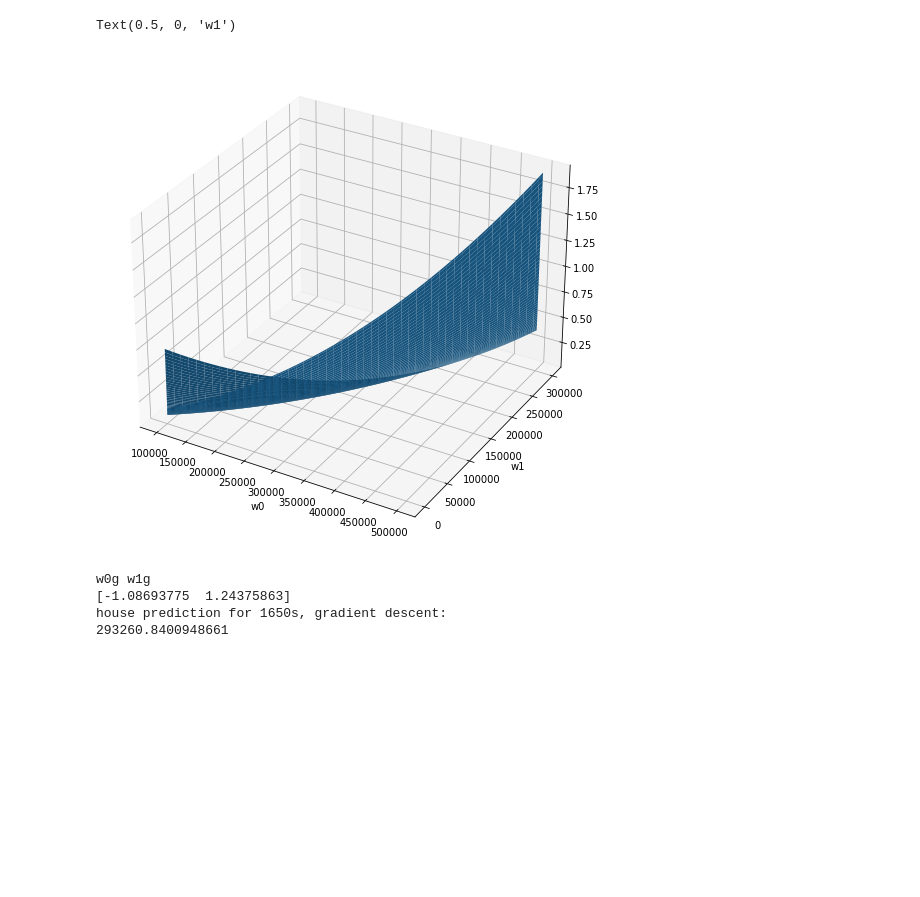
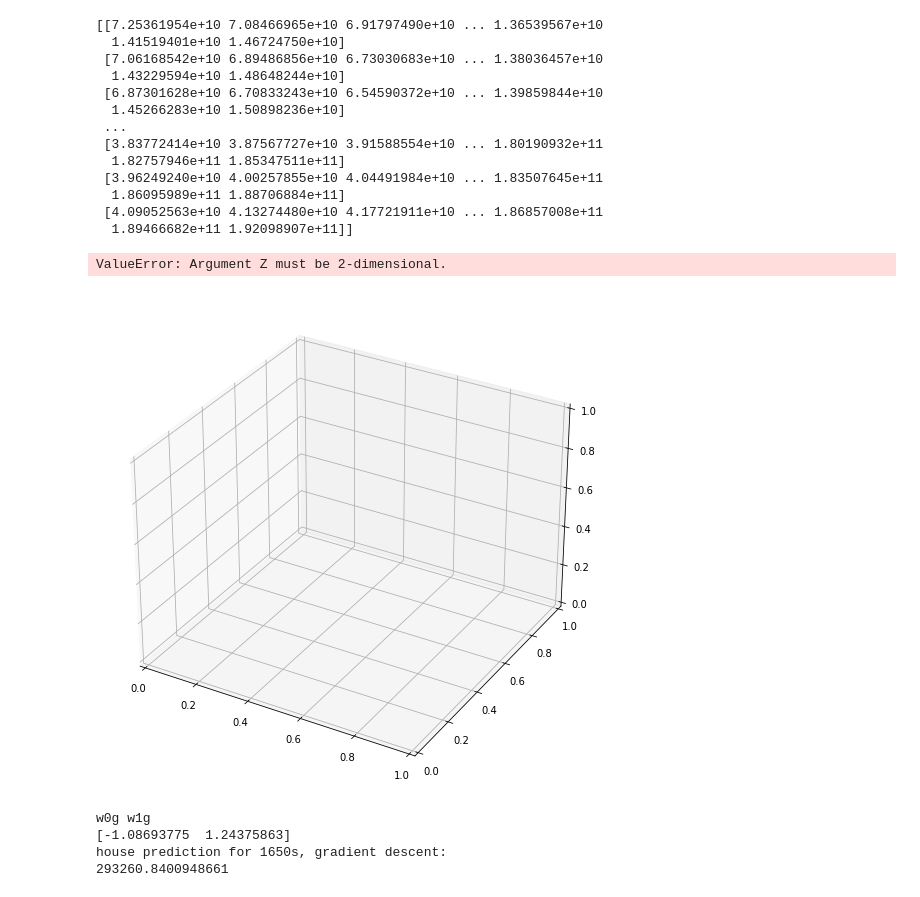
Before and after one commit to Marcupio/LinearAlg_Coursework, a Jupyter notebook: Week7/gradient3student_GD.ipynb, the cells around one changed output. Saved outputs shown, nothing was run; the diff lists cells and outputs as text; code cells hidden in the pictures; blank space fills up the shorter version.

```diff
--- a/Week7/gradient3student_GD.ipynb
+++ b/Week7/gradient3student_GD.ipynb
@@ -12,6 +12,7 @@ import numpy as np
 import pandas as pd
 import matplotlib.pyplot as plt
 import operator
+%run ./Grad_D.ipynb
 
 
 x2 = np.loadtxt('ex3x.dat')
@@ -35,34 +36,50 @@ mu_x = np.mean(x)
 mu_y = np.mean(y)
 
 
 x[:,1] = (x[:,1] - mu_x)/ sigma_x #normalize squarefoot data
-
+'''
 mse = np.zeros((100, 100)) #initialize mse to 100x100 matrix of 0's
 w0 = np.linspace(100000,500000,100)
 w1 = np.linspace(1000,300000,100)
 
 for i in range(len(w0)):
     for j in range(len(w1)):
         t = np.asarray([w0[i],w1[j]])
         x_train = x@t
         err = y[:] - x_train[:]
         mse[i,j] =1/m*np.dot(err,err) #mean square error as a function of weights
 
+'''
+
+mse, w0, w1 = MSE(x,y)
 
 
 '''
 % Plot the surface plot
 % Because of the way meshgrids work in the surf command, we need to
 % transpose mse before calling surf, or else the axes will be flipped
 '''
 fig = plt.figure(figsize =(14, 9))
 ax = plt.axes(projection ='3d')
 
 mse = mse.transpose()
 ax.plot_surface(w0, w1, mse)
 ax.set_xlabel('w0')
 ax.set_ylabel('w1')
 # %% [output]
-Text(0.5, 0, 'w1')
+[[7.25361954e+10 7.08466965e+10 6.91797490e+10 ... 1.36539567e+10
+  1.41519401e+10 1.46724750e+10]
+ [7.06168542e+10 6.89486856e+10 6.73030683e+10 ... 1.38036457e+10
+  1.43229594e+10 1.48648244e+10]
+ [6.87301628e+10 6.70833243e+10 6.54590372e+10 ... 1.39859844e+10
+  1.45266283e+10 1.50898236e+10]
+ ...
+ [3.83772414e+10 3.87567727e+10 3.91588554e+10 ... 1.80190932e+11
+  1.82757946e+11 1.85347511e+11]
+ [3.96249240e+10 4.00257855e+10 4.04491984e+10 ... 1.83507645e+11
+  1.86095989e+11 1.88706884e+11]
+ [4.09052563e+10 4.13274480e+10 4.17721911e+10 ... 1.86857008e+11
+  1.89466682e+11 1.92098907e+11]]
+ValueError: Argument Z must be 2-dimensional.
-[figure, old version]
+[figure, new version]
 # %%
```
Also changed, not shown: parts of 1 cell of this notebook, 2 other files.
